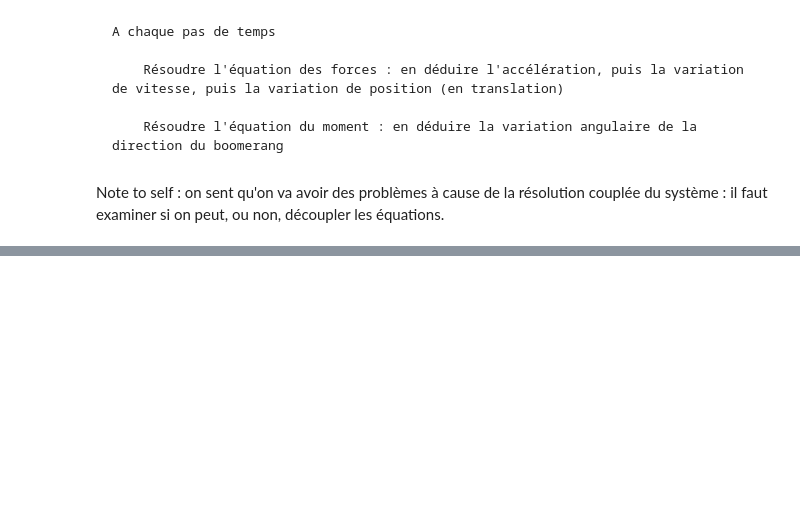
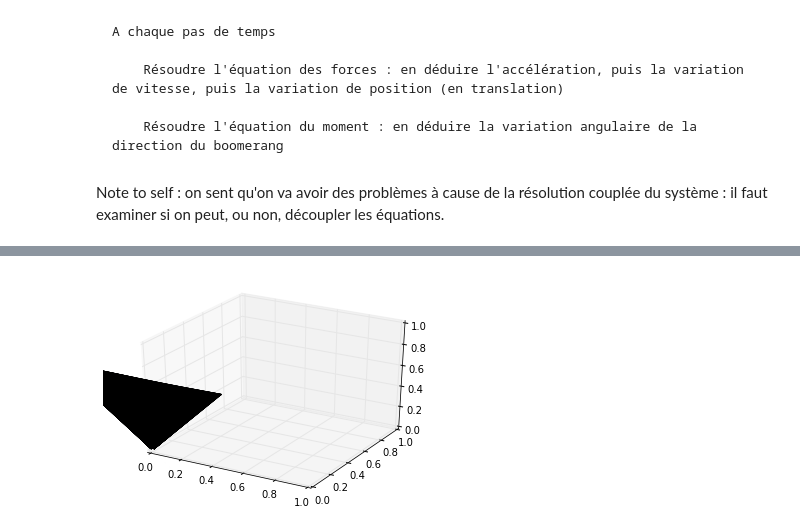
Before and after one commit to flothesof/BoomerangAerodynamics, a Jupyter notebook: Boomerang.ipynb, the cells around one changed output, grey strips where cells are left out. Cells and saved outputs as stored; diff of their text form; code cells hidden in the pictures; blank space fills up the shorter version.

```diff
--- a/Boomerang.ipynb
+++ b/Boomerang.ipynb
@@ -62,0 +101,16 @@ Note to self : on sent qu'on va avoir des problèmes à cause de la résolution
+# %%
+v = array([1., 0., 0.])
+x = array([0., 0., 0.])
+n = array([0., 1., 0.])
+L = 0.1
+F = 1
+omega_z = 10 # tours / s
+J = 0.2 * .2 ** 2 # m * L^2
+
+dt = 0.001
+# %%
+def calc_axes(v, n):
+    e_xp = v / norm(v)
+    e_zp = n / norm(n)
+    e_yp = cross(e_zp, e_xp)
+    return (e_xp, e_yp, e_zp)
@@ -62,0 +148,12 @@ Note to self : on sent qu'on va avoir des problèmes à cause de la résolution
+# %%
+fig = plt.figure()
+ax = fig.add_subplot(111, projection='3d')
+
+for i in range(1000):
+    (e_xp, e_yp, e_zp) = calc_axes(v, n)
+    dn = - L * F / J / omega_z * dt * e_xp
+    n += dn
+    if i % 100:
+        ax.add_artist(Arrow3D_centered(n[0], n[1], n[2]))
+# %% [output]
+[figure, added]
```
Also changed, not shown: parts of 9 cells of this notebook.
